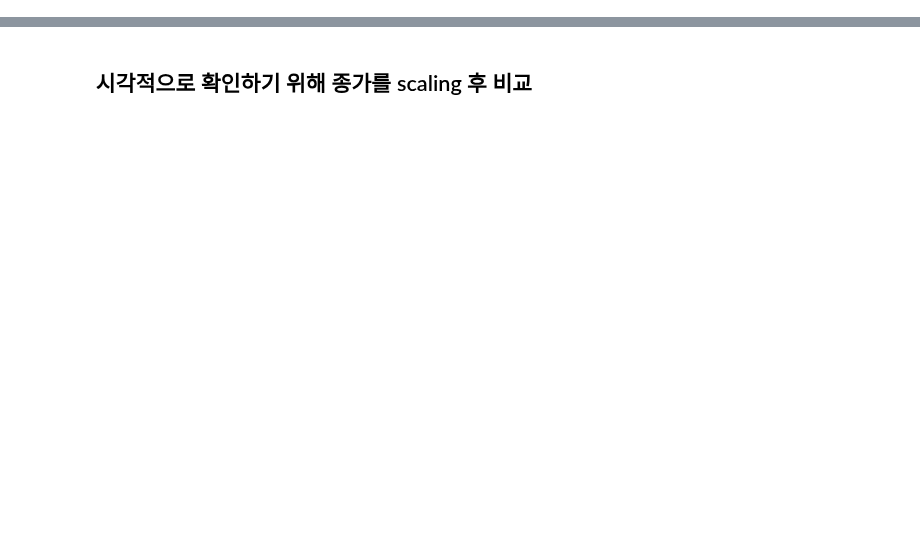
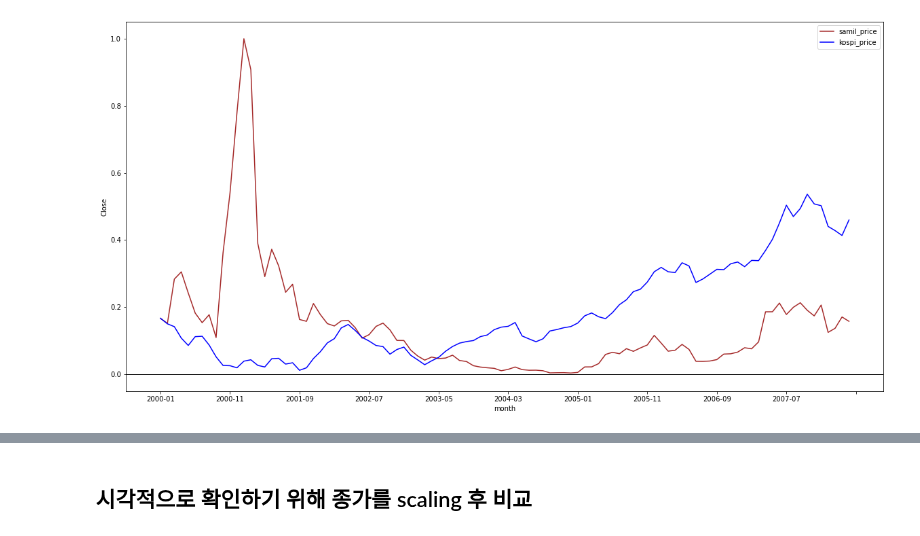
Before and after one commit to lhshs/2022_YDS2, a Jupyter notebook: EDA/lhs/Problem_definition_Verification_Samil.ipynb, the cells around one changed output, grey strips where cells are left out. Cells and saved outputs as stored; diff of their text form; code cells hidden in the pictures; blank space fills up the shorter version.

```diff
--- a/EDA/lhs/Problem_definition_Verification_Samil.ipynb
+++ b/EDA/lhs/Problem_definition_Verification_Samil.ipynb
@@ -81,4 +84,5 @@ def to_month(data):
 
     return data
 # %%
-samil = to_month(samil)
+samil = to_month(samil, samil_scaled)
+samil
@@ -102 +199,35 @@ kospi['Close'].plot()
+# %%
+a = 100
+samil_scaled_ = samil_scaled[:a]
+kospi_ = kospi[:a]
+# %%
+# 주가 데이터 그래프
+
+data1 = samil_scaled_
+data2 = kospi_
+# data3 = LowerThanKospi_3m_label_
+
+plt.figure(figsize=(20, 10))
+plt.rcParams['font.family'] = 'NanumGothic'
+
+# plt.subplot(2, 1, 1)
+plt.axhline(y=0, color='black', linewidth=1)
+ax = sns.lineplot(data=data1, x="month", y='Close', label='samil_price', color='brown')
+ax = sns.lineplot(data=data2, x="month", y='Kospi_Close', label='kospi_price', color='blue')
+# ax = sns.scatterplot(data=data3, x="Date", y="label", label='↓', color='black')
+
+total_len = len(data1.index)
+ax.set_xticks(np.arange(0, total_len + 1, 10))
+
+'''
+plt.subplot(2, 1, 1)
+plt.figure(figsize=(20, 10))
+plt.axhline(y=0, color='r', linewidth=1)
+sns.lineplot(data=data3, x="Date", y='Kospi_Change', label='kospi_change', color='orange')
+sns.lineplot(data=data3, x='Date', y='CJ_Change', label='cj_change', color='skyBlue')
+'''
+
+plt.show()
+# %% [output]
+[figure, added]
 # %%
```
Also changed, not shown: parts of 38 cells of this notebook, 1 other file.
